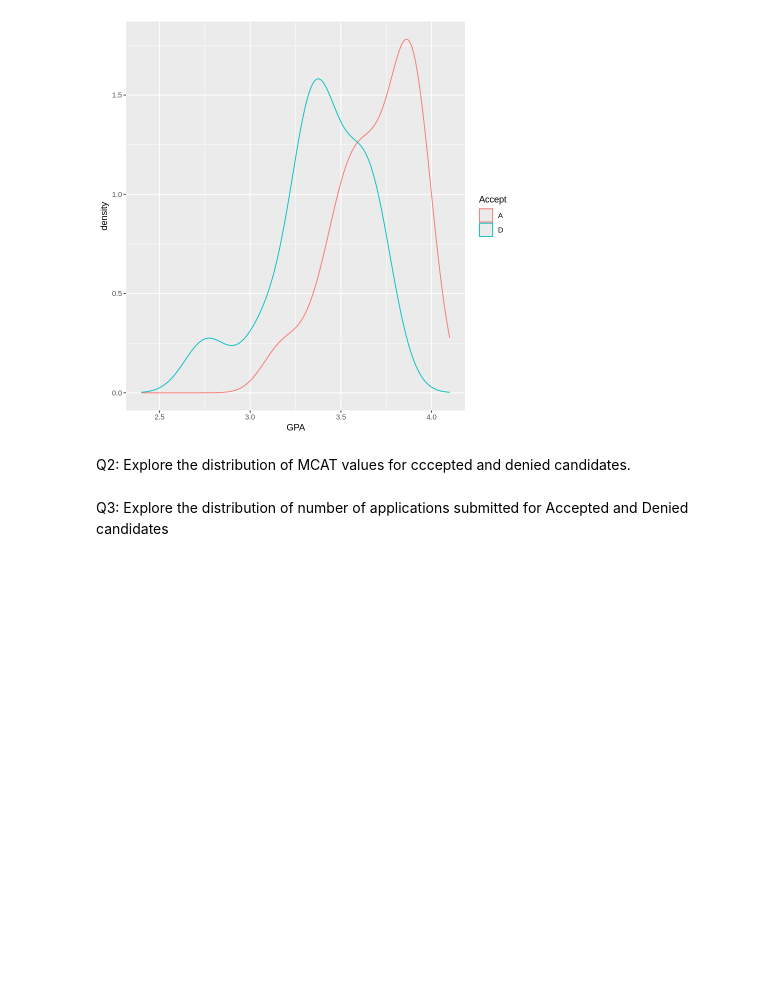
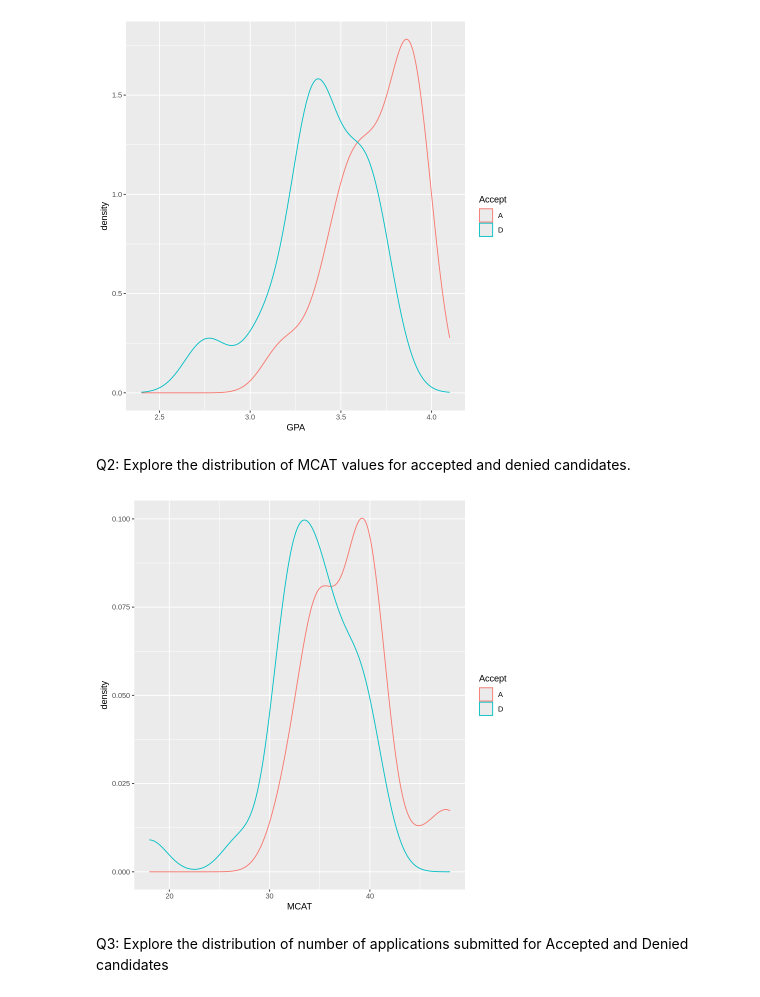
Before and after one commit to hibbyscus/Logistic_Regression, a Jupyter notebook: Logistic_Regression_Part2.ipynb, the cells around one changed output. Drawn from its saved outputs; the diff is of its cells as text; code cells hidden in the pictures; blank space fills up the shorter version.

```diff
--- a/Logistic_Regression_Part2.ipynb
+++ b/Logistic_Regression_Part2.ipynb
@@ -55,6 +55,13 @@ mydata %>%
 # %% [output]
 [figure]
 # %% [markdown]
-Q2: Explore the distribution of MCAT values for cccepted and denied candidates.
+Q2: Explore the distribution of MCAT values for accepted and denied candidates.
+# %%
+mydata %>%
+  ggplot() +
+  aes(x = MCAT, col = Accept) +
+  geom_density()
+# %% [output]
+[figure, added]
 # %% [markdown]
 Q3: Explore the distribution of number of applications submitted for Accepted and Denied candidates
```
Also changed, not shown: parts of 8 cells of this notebook.
